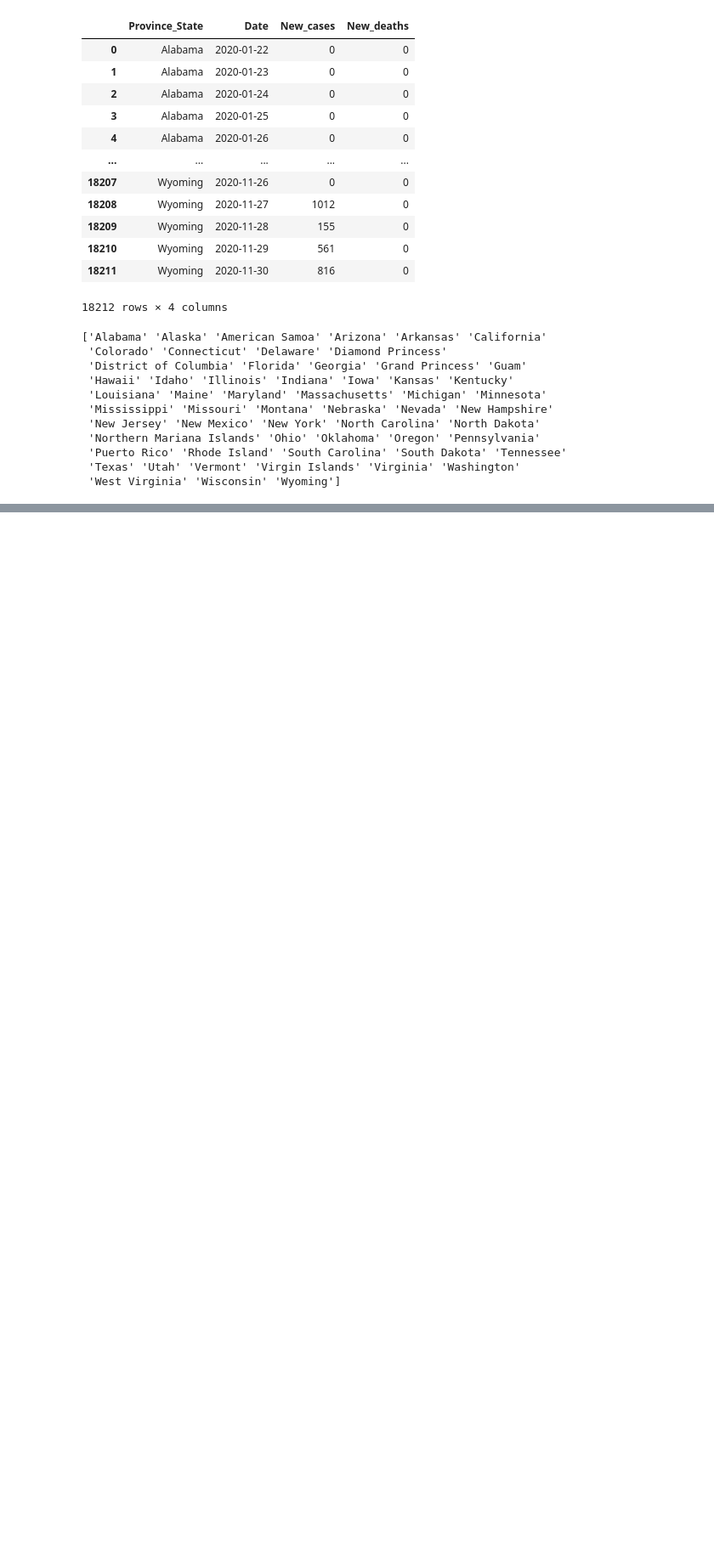
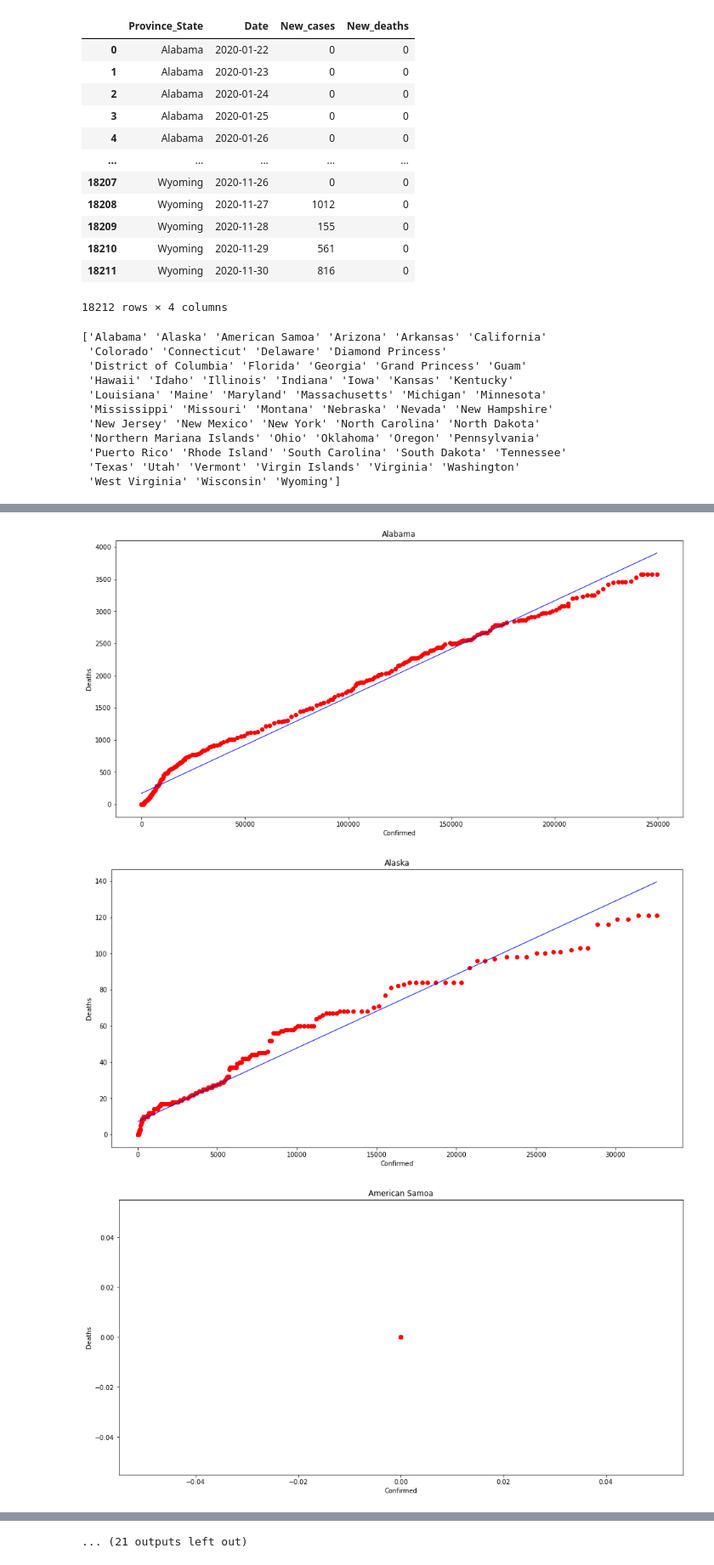
Before and after one commit to tanmaysarin/CS418-FinalProject-COVIDAnalysis, a Jupyter notebook: States.ipynb, the cells around one changed output, grey strips where cells are left out. Shown at 85% size. Drawn from its saved outputs; the diff is of its cells as text; code cells hidden in the pictures; blank space fills up the shorter version.

```diff
--- a/States.ipynb
+++ b/States.ipynb
@@ -385 +399,51 @@ for s in lists:
 ... (46 outputs left out)
+# %%
+for s in lists:
+    Ill = full_grouped[full_grouped['Province_State'] == s]
+
+    base = alt.Chart(Ill).mark_bar().encode(
+        x='monthdate(Date):O',
+    ).properties(
+        width=500
+    )
+
+    red = alt.value("#f54242")
+
+    base.encode(y = 'Confirmed').properties(title = 'Total Confirmed') | base.encode(y = 'Deaths', color = red).properties(title = 'Total Deaths')
+
+
+    Ill = Ill.reset_index()
+    Ill['Days'] = Ill.index
+
+
+    X = Ill['Confirmed'].values.reshape(-1,1)
+    y = Ill['Deaths'].values.reshape(-1,1)
+
+
+    reg = LinearRegression()
+    reg.fit(X, y)
+    p = reg.predict(X)
+    plt.figure(figsize=(16, 8))
+    plt.scatter(
+        X,
+        y,
+        c='red'
+    )
+    plt.plot(
+        X,
+        p,
+        c='blue',
+        linewidth=1
+    )
+
+
+#     plt.xticks(np.arange(Ill.shape[0])[::20], Ill.Date[1::20], rotation=35)
+    #plt.set_xticklabels(Ill.date)
+    plt.title(s)
+    plt.xlabel("Confirmed")
+    plt.ylabel("Deaths")
+    plt.show()
+# %% [output]
+[figure, added]
+[figure, added]
+[figure, added]
@@ -385,0 +459 @@ for s in lists:
+... (21 outputs left out)
```
Also changed, not shown: parts of 8 cells of this notebook.
